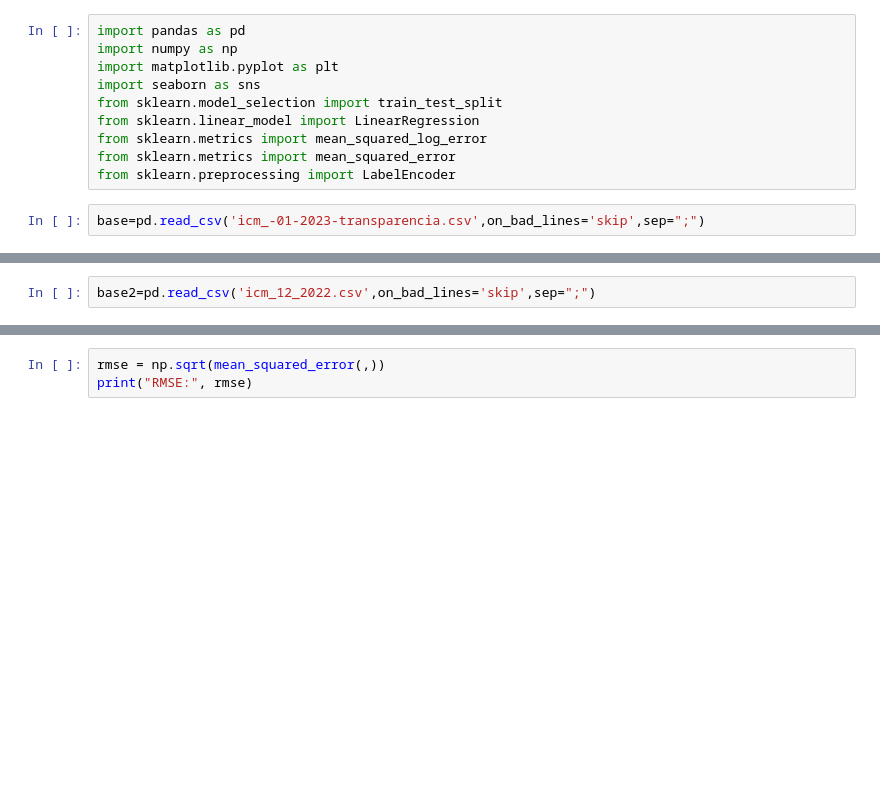
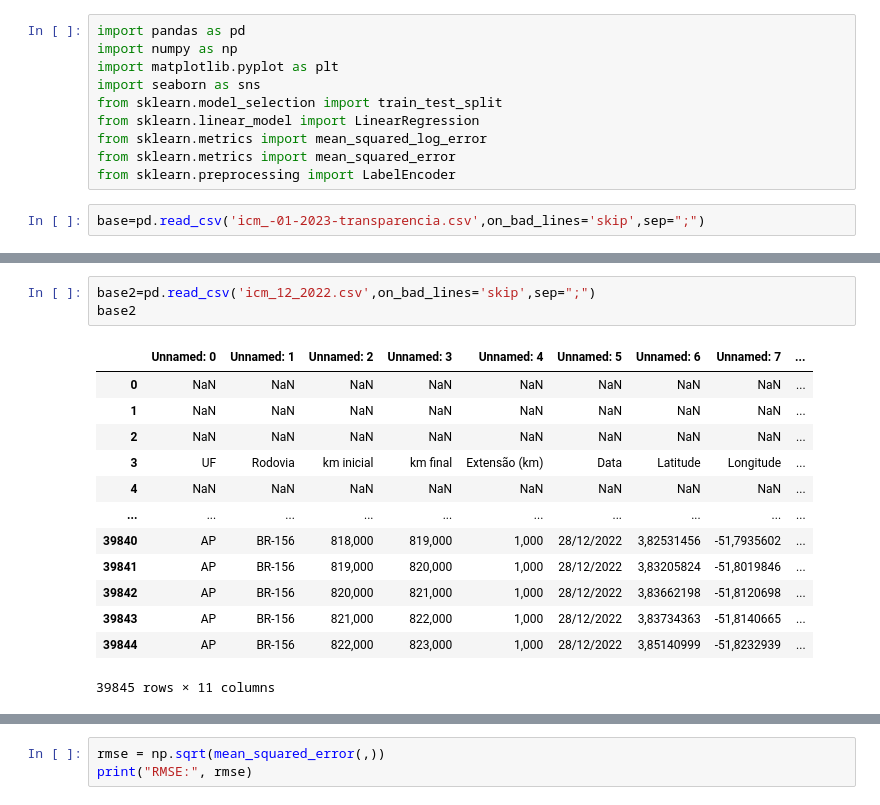
Before and after one commit to WandersonGustavo/Imersao_Alura_Aula_04, a Jupyter notebook: dnit_dados2.ipynb, the cells around one changed output, grey strips where cells are left out. Cells and saved outputs as stored; diff of their text form; blank space fills up the shorter version.

```diff
--- a/dnit_dados2.ipynb
+++ b/dnit_dados2.ipynb
@@ -17,4 +32,19 @@ base.columns=['UF','Rodovia','km inicial','km final','Extensão (km)','Data','La
 # %%
 base2=pd.read_csv('icm_12_2022.csv',on_bad_lines='skip',sep=";")
+base2
+# %% [output]
+|  | Unnamed: 0 | Unnamed: 1 | Unnamed: 2 | Unnamed: 3 | Unnamed: 4 | Unnamed: 5 | Unnamed: 6 | Unnamed: 7 | ... |
+| 0 | NaN | NaN | NaN | NaN | NaN | NaN | NaN | NaN | ... |
+| 1 | NaN | NaN | NaN | NaN | NaN | NaN | NaN | NaN | ... |
+| 2 | NaN | NaN | NaN | NaN | NaN | NaN | NaN | NaN | ... |
+| 3 | UF | Rodovia | km inicial | km final | Extensão (km) | Data | Latitude | Longitude | ... |
+| 4 | NaN | NaN | NaN | NaN | NaN | NaN | NaN | NaN | ... |
+| ... | ... | ... | ... | ... | ... | ... | ... | ... | ... |
+| 39840 | AP | BR-156 | 818,000 | 819,000 | 1,000 | 28/12/2022 | 3,82531456 | -51,7935602 | ... |
+| 39841 | AP | BR-156 | 819,000 | 820,000 | 1,000 | 28/12/2022 | 3,83205824 | -51,8019846 | ... |
+| 39842 | AP | BR-156 | 820,000 | 821,000 | 1,000 | 28/12/2022 | 3,83662198 | -51,8120698 | ... |
+| 39843 | AP | BR-156 | 821,000 | 822,000 | 1,000 | 28/12/2022 | 3,83734363 | -51,8140665 | ... |
+| 39844 | AP | BR-156 | 822,000 | 823,000 | 1,000 | 28/12/2022 | 3,85140999 | -51,8232939 | ... |
+39845 rows × 11 columns
 # %%
 base2.columns=['UF','Rodovia','km inicial','km final','Extensão (km)','Data','Latitude','Longitude','ICC','ICP','ICM']
```
Also changed, not shown: parts of 16 cells of this notebook.
